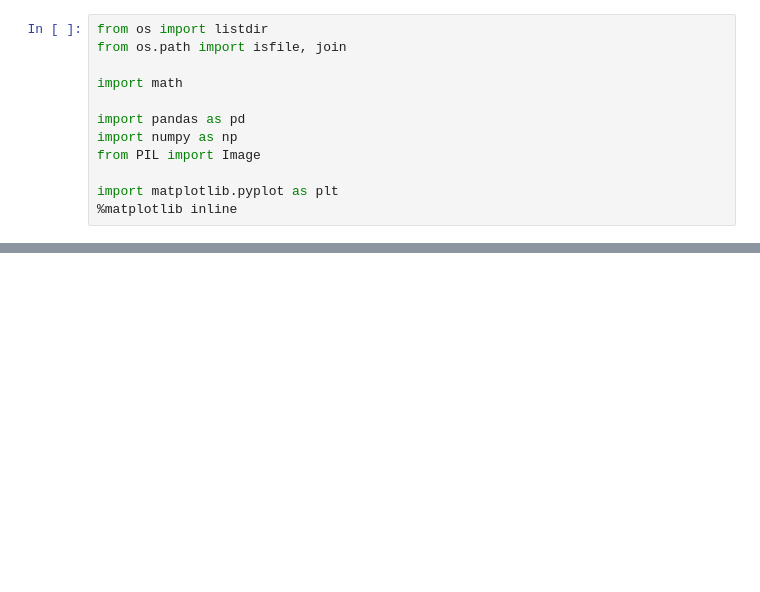
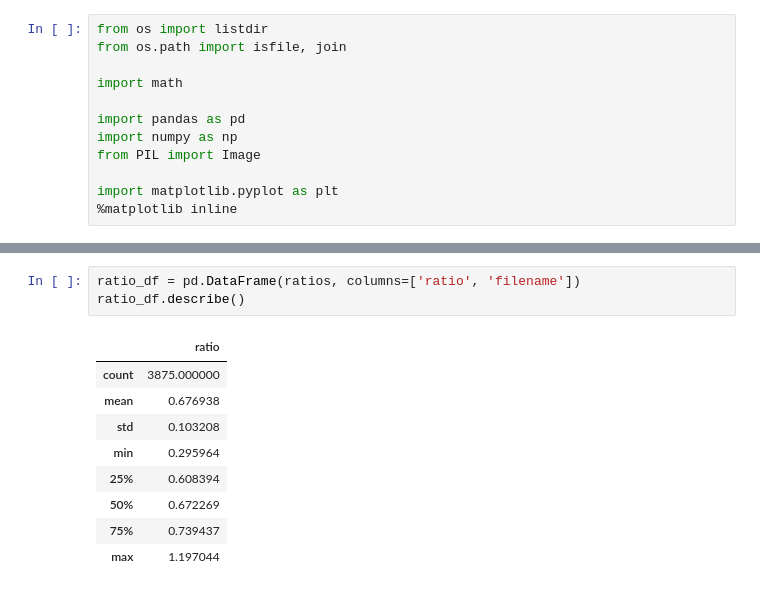
Before and after one commit to brtracy/phase_4_project, a Jupyter notebook: EDA.ipynb, the cells around one changed output, grey strips where cells are left out. Drawn from its saved outputs; the diff is of its cells as text; blank space fills up the shorter version.

```diff
--- a/EDA.ipynb
+++ b/EDA.ipynb
@@ -195,0 +200,13 @@ array([], dtype=float64)
+# %%
+ratio_df = pd.DataFrame(ratios, columns=['ratio', 'filename'])
+ratio_df.describe()
+# %% [output]
+|  | ratio |
+| count | 3875.000000 |
+| mean | 0.676938 |
+| std | 0.103208 |
+| min | 0.295964 |
+| 25% | 0.608394 |
+| 50% | 0.672269 |
+| 75% | 0.739437 |
+| max | 1.197044 |
```
Also changed, not shown: parts of 45 cells of this notebook, 1 other file.
